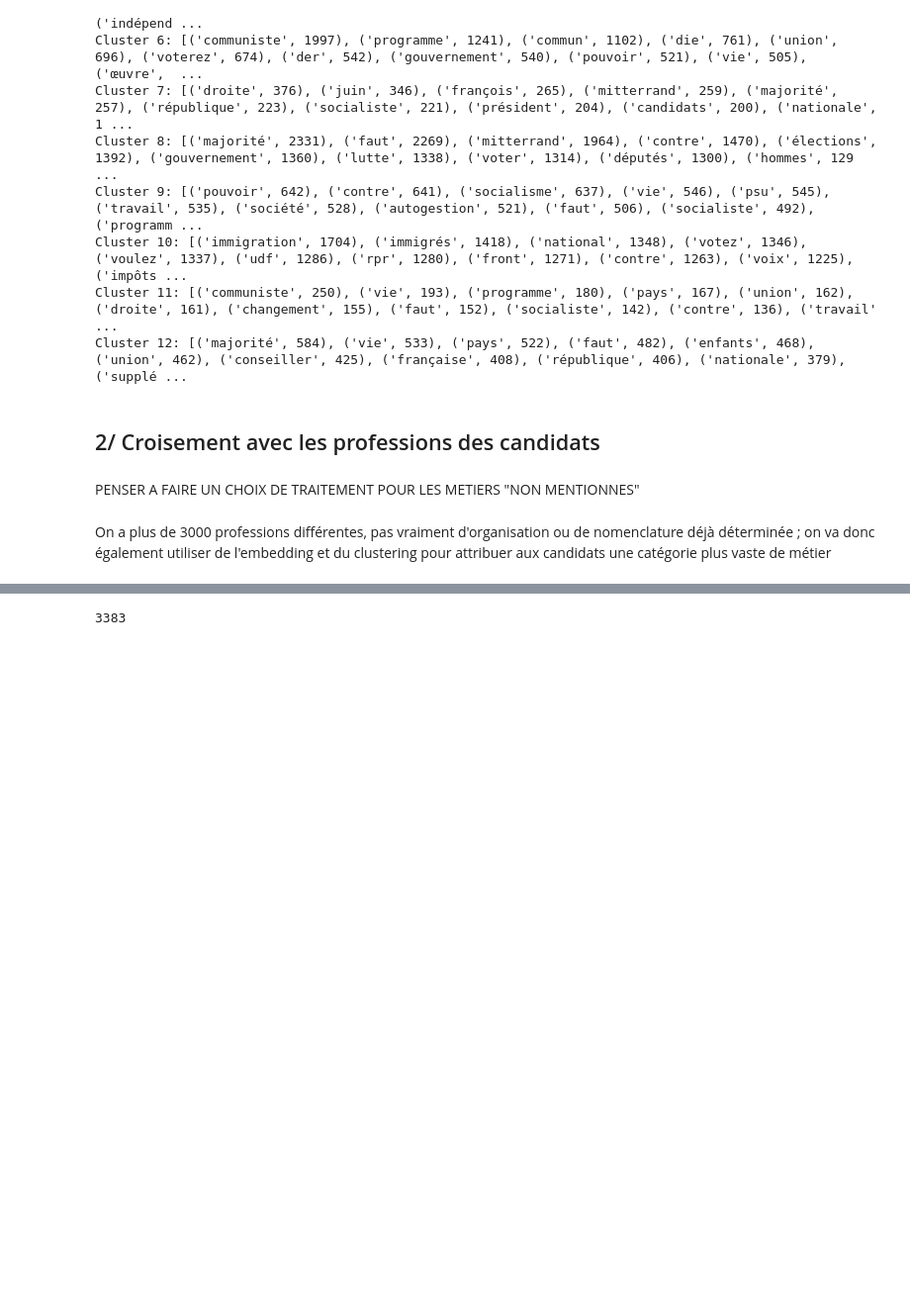
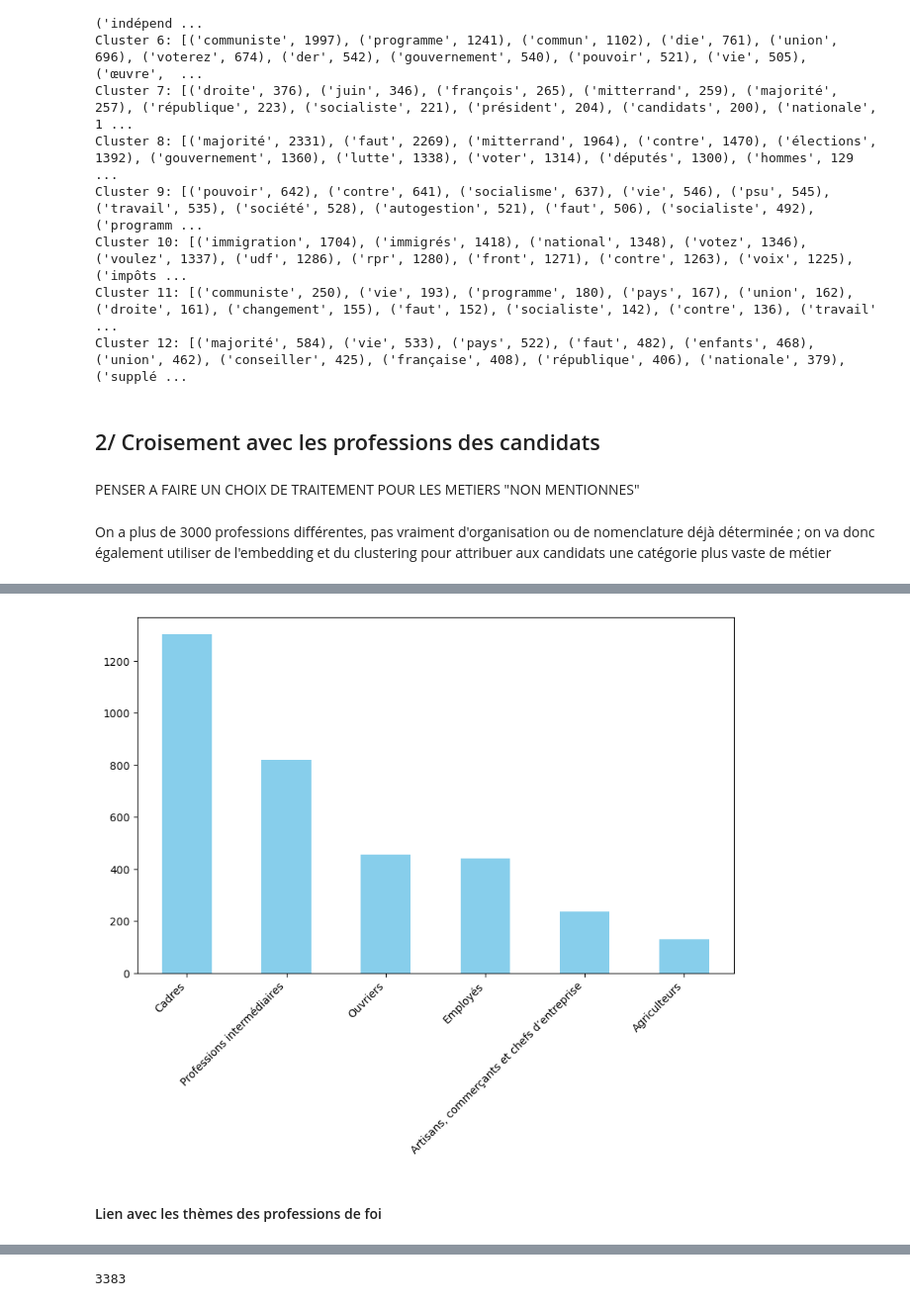
Before and after one commit to CaroLebrun/NLP_3A, a Jupyter notebook: main.ipynb, the cells around one changed output, grey strips where cells are left out. Shown at 99% size. Cells and saved outputs as stored; diff of their text form; code cells hidden in the pictures; blank space fills up the shorter version.

Commit message:
Lien avec professions

```diff
--- a/main.ipynb
+++ b/main.ipynb
@@ -886,0 +907,3 @@ On a plus de 3000 professions différentes, pas vraiment d'organisation ou de no
+# %%
+df_pcs = pd.read_csv("data/insee/insee_PCS2020_4.csv", sep=";")
+df_pcs[df_pcs["Niveau"]==1]
@@ -886,0 +933,30 @@ On a plus de 3000 professions différentes, pas vraiment d'organisation ou de no
+# %%
+pcs_n4 = df_pcs[df_pcs["Niveau"] == 4]
+pcs_labels = pcs_n4["Libellé long de la nomenclature"].tolist()
+pcs_embeddings = model_professions.encode(pcs_labels)
+# %%
+#normalisation
+pcs_emb_norm = normalize(pcs_embeddings)
+prof_emb_norm = normalize(embeddings_professions)
+# %%
+#similarité
+sim = cosine_similarity(prof_emb_norm, pcs_emb_norm)
+best_match_idx = sim.argmax(axis=1)
+best_scores = sim.max(axis=1)
+
+#attribution pcs4
+df_pred = pd.DataFrame({
+    "profession": unique_professions,
+    "pcs_n4_code": pcs_n4.iloc[best_match_idx]["code PCS2020"].values,
+    "score": best_scores
+})
+
+#remontée pcs 1
+df_pred['pcs_n1_code'] = df_pred['pcs_n4_code'].str[0]
+df_pred['pcs_n2_code'] = df_pred['pcs_n4_code'].str[:2]
+df_pcs_filtered = df_pcs[df_pcs['Niveau'].isin([1, 2])].copy()
+df_pcs_filtered.loc[df_pcs_filtered['Niveau'] == 1, 'code_reduit'] = df_pcs_filtered.loc[df_pcs_filtered['Niveau'] == 1, 'code PCS2020'].astype(str).str[0]
+df_pcs_filtered.loc[df_pcs_filtered['Niveau'] == 2, 'code_reduit'] = df_pcs_filtered.loc[df_pcs_filtered['Niveau'] == 2, 'code PCS2020'].astype(str).str[:2]
+pcs_dict = df_pcs_filtered.set_index('code_reduit')['libellé court – nomenclature d’usage'].to_dict()
+df_pred['pcs_n1_lib'] = df_pred['pcs_n1_code'].map(pcs_dict)
+df_pred['pcs_n2_lib'] = df_pred['pcs_n2_code'].map(pcs_dict)
@@ -886,0 +979,14 @@ On a plus de 3000 professions différentes, pas vraiment d'organisation ou de no
+# %%
+#plot
+counts = df_pred['pcs_n1_lib'].value_counts()
+
+plt.figure(figsize=(10,6))
+counts.plot(kind='bar', color='skyblue')
+#plt.title('Distribution des professions selon pcs_n1_libelle')
+plt.xlabel("")
+plt.xticks(rotation=45, ha='right')
+plt.show()
+# %% [output]
+[figure, added]
+# %% [markdown]
+#### Lien avec les thèmes des professions de foi
```
Also changed, not shown: parts of 24 cells of this notebook, 2 other files.
